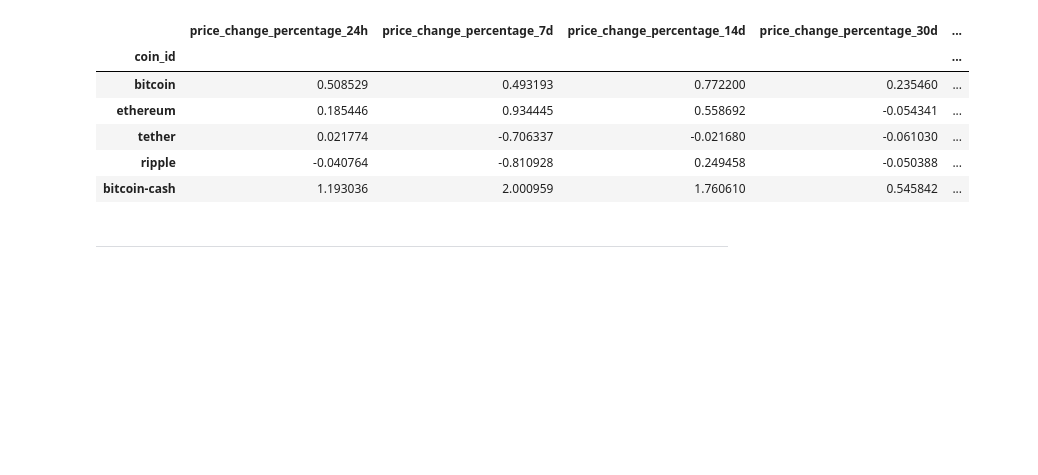
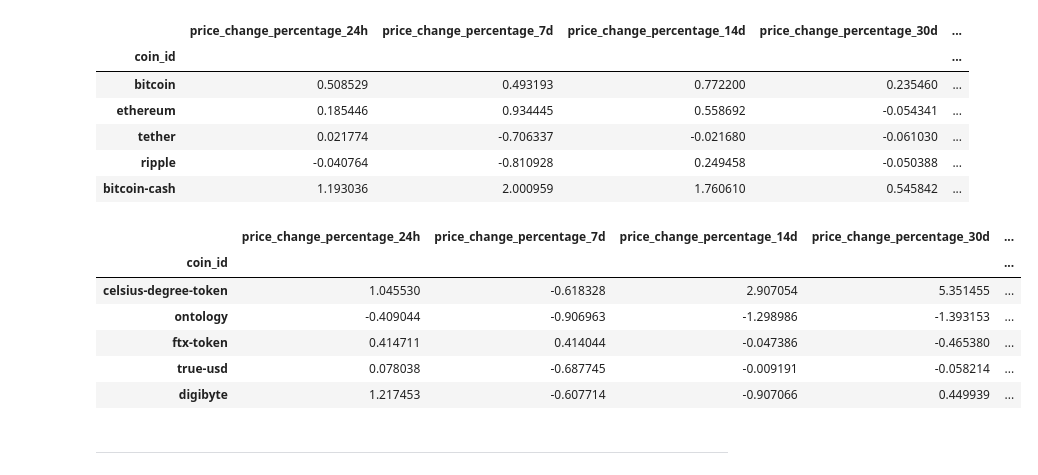
Before and after one commit to vishkast203/Assignment_10, a Jupyter notebook: Starter_Code/crypto_investments.ipynb, the cells around one changed output. Drawn from its saved outputs; the diff is of its cells as text; code cells hidden in the pictures; blank space fills up the shorter version.

```diff
--- a/Starter_Code/crypto_investments.ipynb
+++ b/Starter_Code/crypto_investments.ipynb
@@ -115,6 +115,16 @@ df_market_data_scaled.head()
 | tether | 0.021774 | -0.706337 | -0.021680 | -0.061030 | ... |
 | ripple | -0.040764 | -0.810928 | 0.249458 | -0.050388 | ... |
 | bitcoin-cash | 1.193036 | 2.000959 | 1.760610 | 0.545842 | ... |
+# %%
+df_market_data_scaled.tail()
+# %% [output]
+|  | price_change_percentage_24h | price_change_percentage_7d | price_change_percentage_14d | price_change_percentage_30d | ... |
+| coin_id |  |  |  |  | ... |
+| celsius-degree-token | 1.045530 | -0.618328 | 2.907054 | 5.351455 | ... |
+| ontology | -0.409044 | -0.906963 | -1.298986 | -1.393153 | ... |
+| ftx-token | 0.414711 | 0.414044 | -0.047386 | -0.465380 | ... |
+| true-usd | 0.078038 | -0.687745 | -0.009191 | -0.058214 | ... |
+| digibyte | 1.217453 | -0.607714 | -0.907066 | 0.449939 | ... |
 # %% [markdown]
 ---
 # %% [markdown]
```
Also changed, not shown: parts of 10 cells of this notebook.
